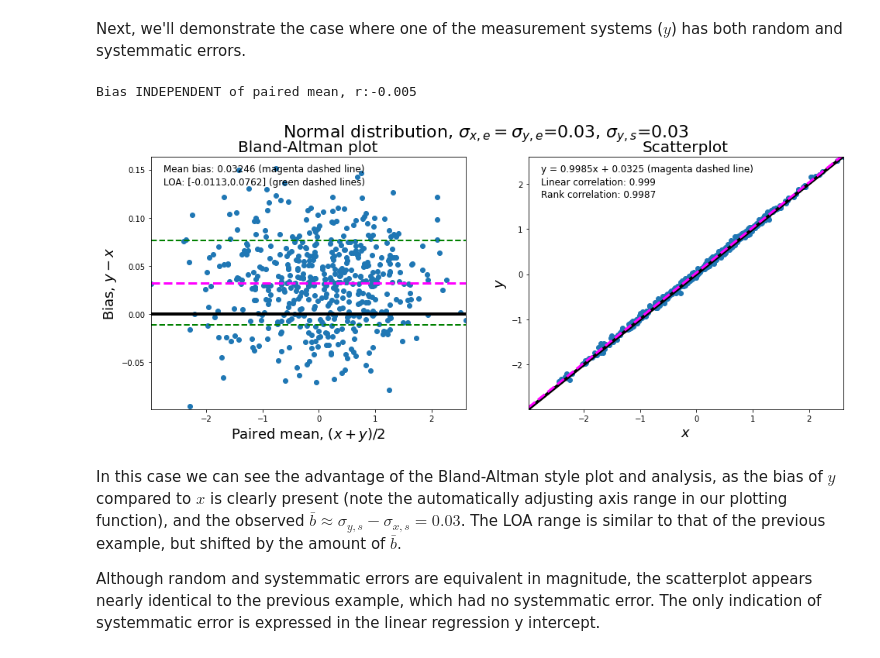
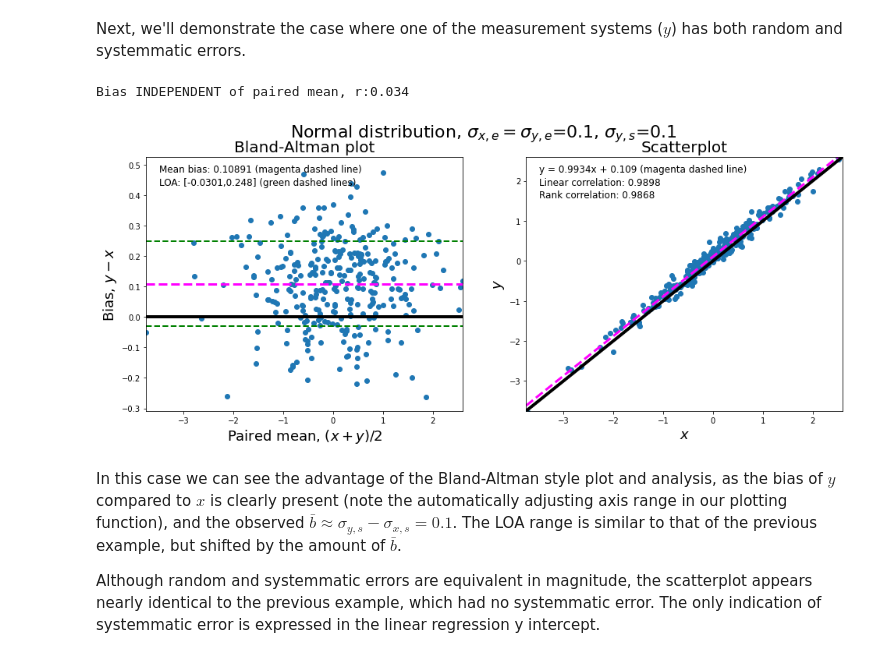
Before and after one commit to knobelsp/BlandAltman, a Jupyter notebook: BlandAltman.ipynb, the cells around one changed output. Cells and saved outputs as stored; diff of their text form; code cells hidden in the pictures.

```diff
--- a/BlandAltman.ipynb
+++ b/BlandAltman.ipynb
@@ -231,22 +231,22 @@ Like $\bar{b}$, the LOA has the same units as the measurement. There is no equiv
 # %% [markdown]
 Next, we'll demonstrate the case where one of the measurement systems ($y$) has both random and systemmatic errors.
 # %%
-leng=500
+leng=300
 source=np.random.standard_normal(size=(leng)) #this is the true value
-random_error=0.03 #set a random error of 3% as wide as a standard normal distribution
+random_error=0.1 #set a random error of 10% as wide as a standard normal distribution
 
 xx_error_rand=random_error*np.random.standard_normal(size=(leng)) #generate random error for measurement x
 xx= source + xx_error_rand #x is the true value (source) plus errors
 
 yy_error_rand=random_error*np.random.standard_normal(size=(leng)) #generate random error for measurement x
-yy_error_syst= 0.03 #systemmatic error for measurement y
+yy_error_syst= 0.1 #systemmatic error for measurement y
 yy= source + yy_error_rand + yy_error_syst #y is the true value (source) plus  errors
 
-plot_BAvsScat(xx,yy,label='Normal distribution, $\sigma_{x,e}=\sigma_{y,e}$=0.03, $\sigma_{y,s}$=0.03',scat=1)
+plot_BAvsScat(xx,yy,label='Normal distribution, $\sigma_{x,e}=\sigma_{y,e}$=0.1, $\sigma_{y,s}$=0.1',scat=1)
 # %% [output]
-Bias INDEPENDENT of paired mean, r:-0.005
+Bias INDEPENDENT of paired mean, r:0.034
-[figure, old version]
+[figure, new version]
 # %% [markdown]
-In this case we can see the advantage of the Bland-Altman style plot and analysis, as the bias of $y$ compared to $x$ is clearly present (note the automatically adjusting axis range in our plotting function), and the observed $\bar{b} \approx \sigma_{y,s} - \sigma_{x,s} = 0.03$. The LOA range is similar to that of the previous example, but shifted by the amount of $\bar{b}$.
+In this case we can see the advantage of the Bland-Altman style plot and analysis, as the bias of $y$ compared to $x$ is clearly present (note the automatically adjusting axis range in our plotting function), and the observed $\bar{b} \approx \sigma_{y,s} - \sigma_{x,s} = 0.1$. The LOA range is similar to that of the previous example, but shifted by the amount of $\bar{b}$.
 
 Although random and systemmatic errors are equivalent in magnitude, the scatterplot appears nearly identical to the previous example, which had no systemmatic error. The only indication of systemmatic error is expressed in the linear regression y intercept.
```
Also changed, not shown: parts of 16 cells of this notebook.
